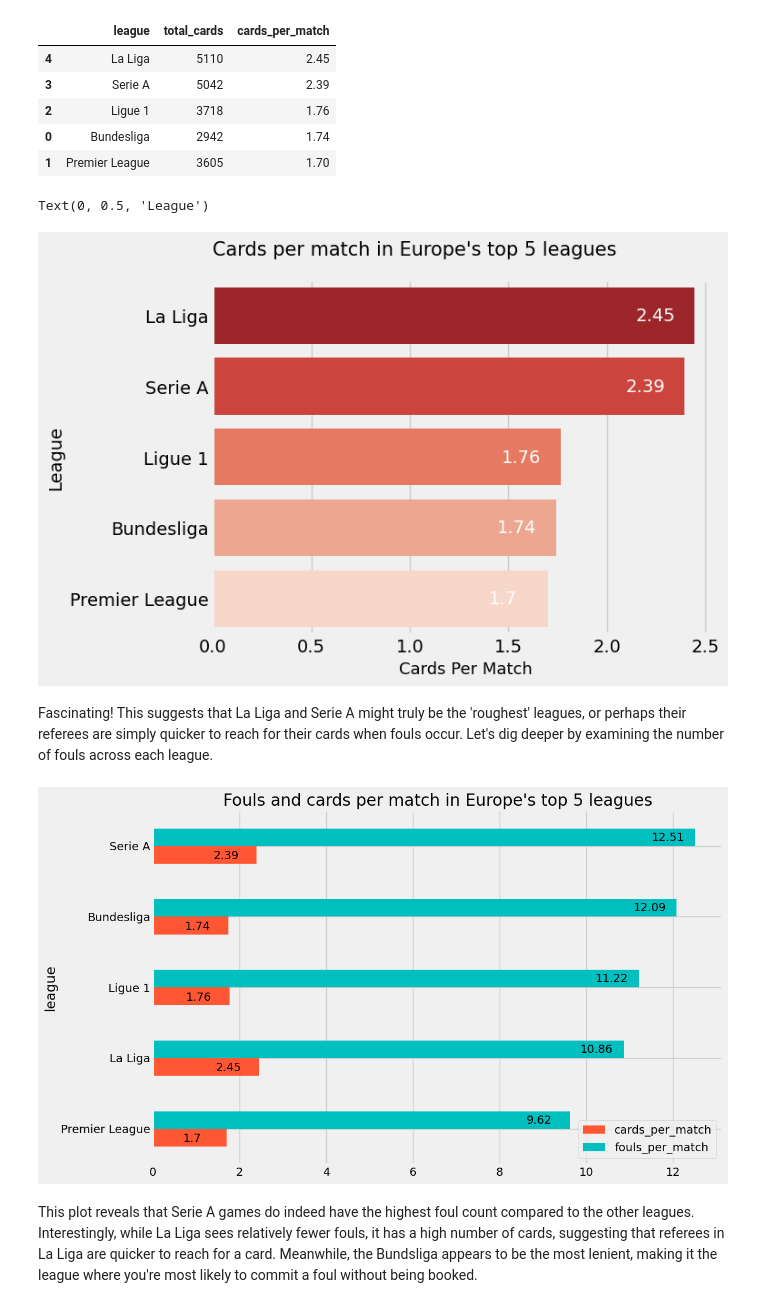
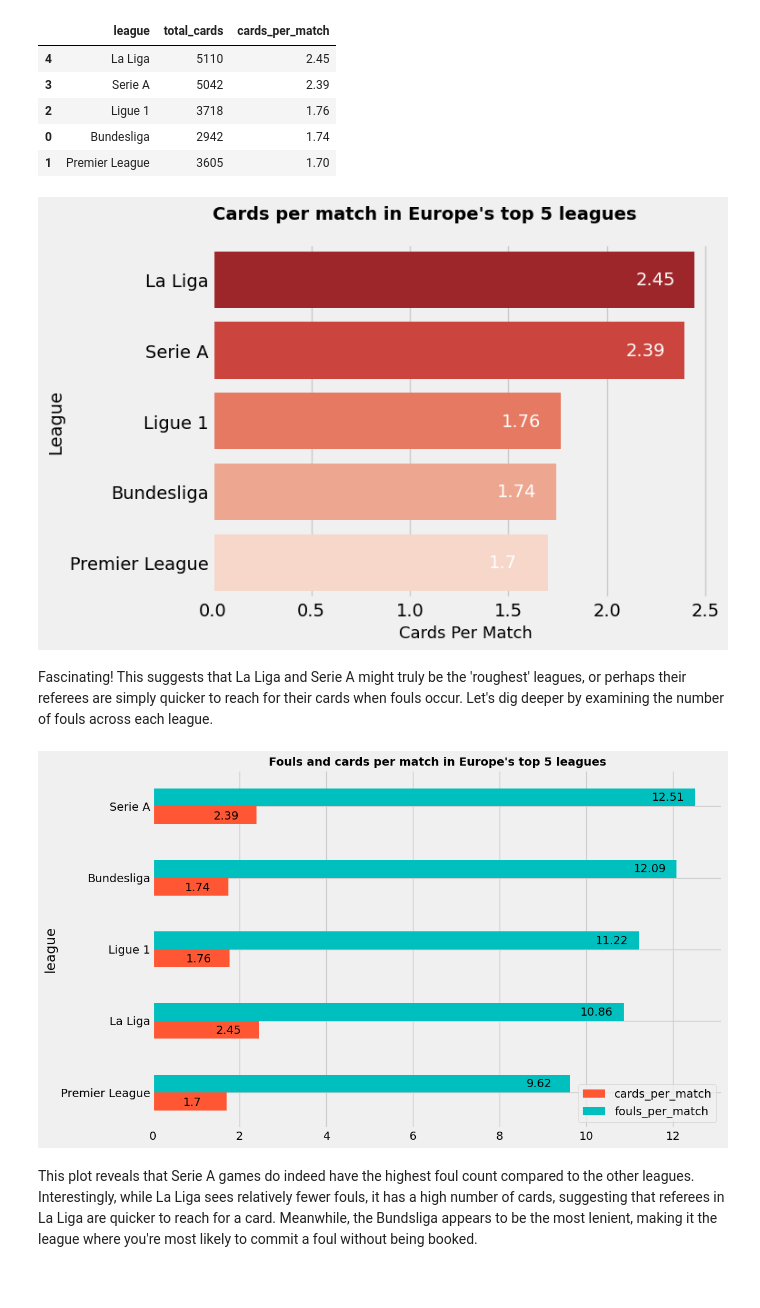
Before and after one commit to yassergribi/Analysis-of-Football-Events, a Jupyter notebook: Analysis_of_Football_Events.ipynb, the cells around one changed output. Drawn from its saved outputs; the diff is of its cells as text; code cells hidden in the pictures.

```diff
--- a/Analysis_of_Football_Events.ipynb
+++ b/Analysis_of_Football_Events.ipynb
@@ -166,12 +166,12 @@ ax = sns.barplot(data=cards, x="cards_per_match", y="league",  palette='Reds_r',
 for index, value in enumerate(cards['cards_per_match']):
     plt.text(value - 0.3, index , f'{round(value,2)}', color='white', ha='left', va='center')
 
-plt.title("Cards per match in Europe's top 5 leagues", fontsize=15, pad=20, loc='left')
+plt.title("Cards per match in Europe's top 5 leagues", fontsize=14, pad=20, loc='left', weight='bold')
 plt.xlabel('Cards Per Match', fontsize=13)
 plt.ylabel('League', fontsize=14)
+plt.show()
 # %% [output]
-Text(0, 0.5, 'League')
-[figure, old version]
+[figure, new version]
 # %% [markdown]
 Fascinating! This suggests that La Liga and Serie A might truly be the 'roughest' leagues, or perhaps their referees are simply quicker to reach for their cards when fouls occur. Let's dig deeper by examining the number of fouls across each league.
 # %%
@@ -181,20 +181,21 @@ cards["fouls_per_match"] = fouls.total_fouls / number_of_matches.number_of_match
 # %%
 cards_reindexed = cards.sort_values('fouls_per_match').set_index("league")[["cards_per_match","fouls_per_match"]]
 
 ax = cards_reindexed.plot(kind="barh",
                           color=['#FF5733','c'],
                           figsize=(12, 7))
 
 for index, value in enumerate(cards_reindexed['fouls_per_match']):
     plt.text(value - 1, index + 0.12, f'{round(value,2)}', color='black', ha='left', va='center')
 
 for index, value in enumerate(cards_reindexed['cards_per_match']):
     plt.text(value - 1, index - 0.14, f'{round(value,2)}', color='black', ha='left', va='center')
 
-plt.title("Fouls and cards per match in Europe's top 5 leagues")
+plt.title("Fouls and cards per match in Europe's top 5 leagues", fontsize=14, weight='bold')
 plt.tight_layout()
+plt.show()
 # %% [output]
-[figure, old version]
+[figure, new version]
 # %% [markdown]
 This plot reveals that Serie A games do indeed have the highest foul count compared to the other leagues. Interestingly, while La Liga sees relatively fewer fouls, it has a high number of cards, suggesting that referees in La Liga are quicker to reach for a card. Meanwhile, the Bundsliga appears to be the most lenient, making it the league where you're most likely to commit a foul without being booked.
 # %% [raw]
```
Also changed, not shown: parts of 26 cells of this notebook.
